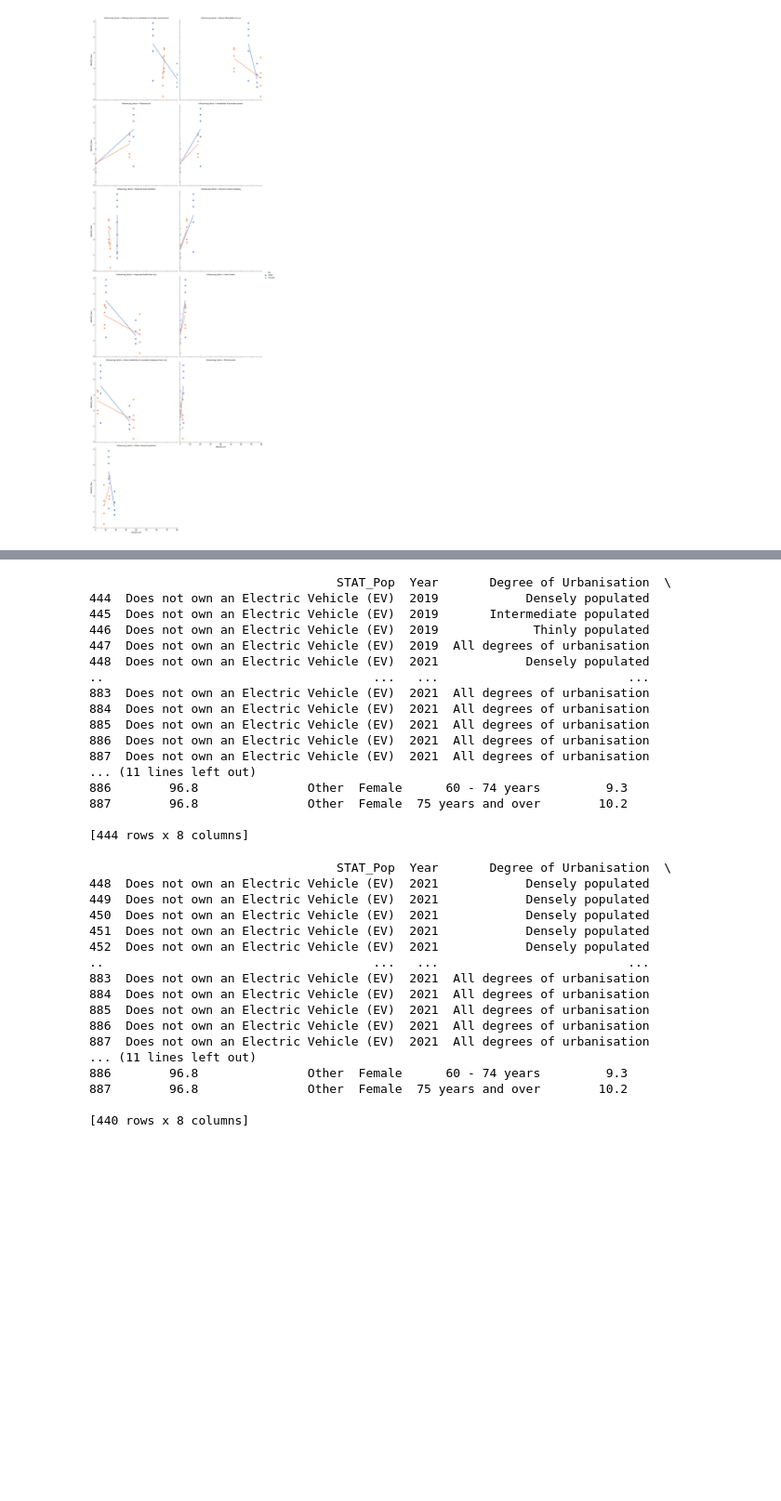
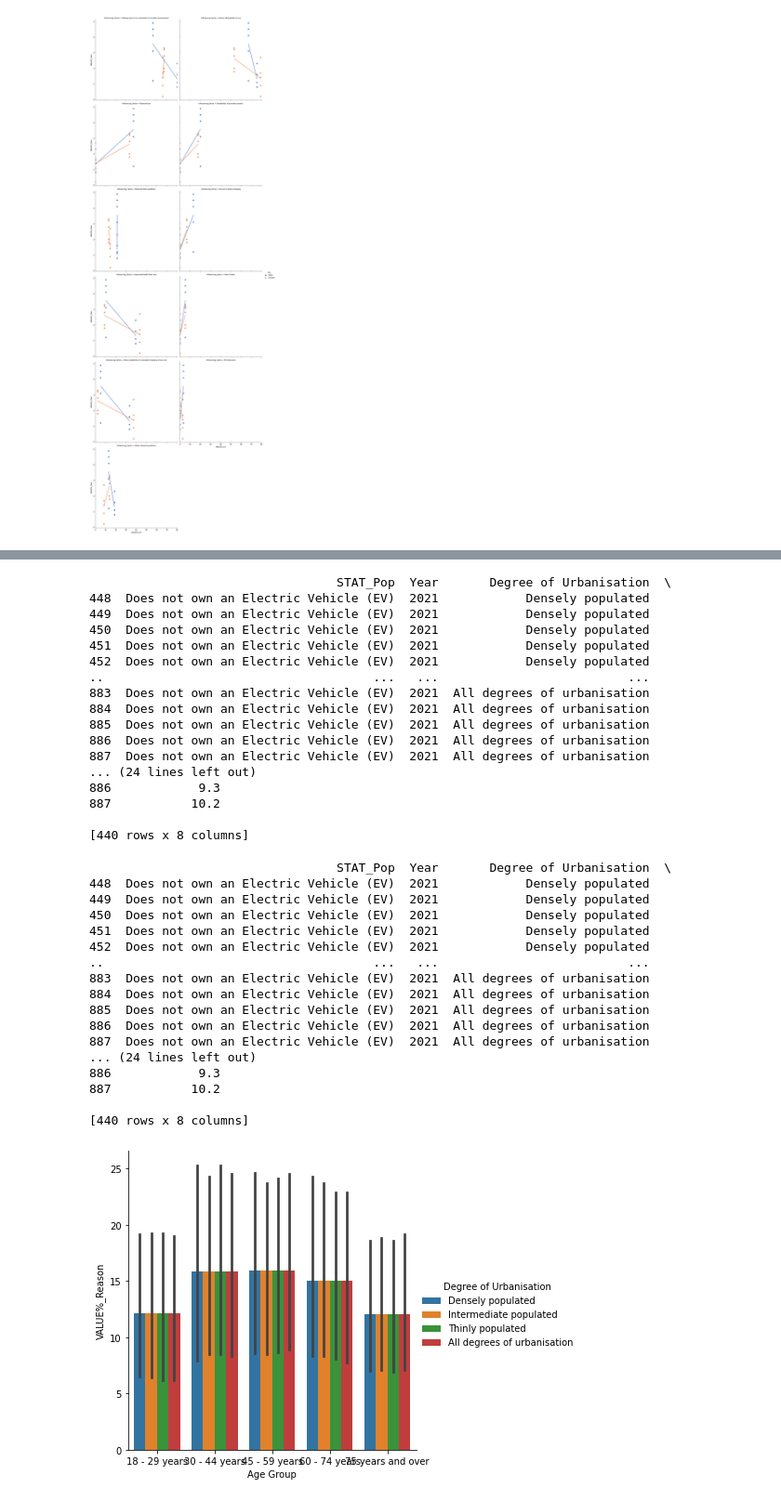
Before and after one commit to david-ward-eng/UCDPA_David_Ward, a Jupyter notebook: Code.ipynb, the cells around one changed output, grey strips where cells are left out. Shown at 93% size. Cells and saved outputs as stored; diff of their text form; code cells hidden in the pictures; blank space fills up the shorter version.

Commit message:
graph updates

```diff
--- a/Code.ipynb
+++ b/Code.ipynb
@@ -300,7 +300,7 @@ plt.show()
 [figure]
 # %%
 Pop_Reason = pd.merge(Owns_EV_Pop, Reason, on = ["Year"], how = "left"
-                              , suffixes=("_Pop", "_Rea"))
+                              , suffixes=("_Pop", "_Reason"))
 print(Pop_Reason)
 # %% [output]
                        Statistic Label_Pop  Year       Degree of Urbanisation  \
@@ -342,22 +342,22 @@ Pop_Reason = Pop_Reason[Pop_Reason.STAT_Pop != 'Owns an Electric Vehicle (EV)']
 print(Pop_Reason)
 # %% [output]
                                   STAT_Pop  Year       Degree of Urbanisation  \
-444  Does not own an Electric Vehicle (EV)  2019            Densely populated
-445  Does not own an Electric Vehicle (EV)  2019       Intermediate populated
-446  Does not own an Electric Vehicle (EV)  2019             Thinly populated
-447  Does not own an Electric Vehicle (EV)  2019  All degrees of urbanisation
 448  Does not own an Electric Vehicle (EV)  2021            Densely populated
+449  Does not own an Electric Vehicle (EV)  2021            Densely populated
+450  Does not own an Electric Vehicle (EV)  2021            Densely populated
+451  Does not own an Electric Vehicle (EV)  2021            Densely populated
+452  Does not own an Electric Vehicle (EV)  2021            Densely populated
 ..                                     ...   ...                          ...
 883  Does not own an Electric Vehicle (EV)  2021  All degrees of urbanisation
 884  Does not own an Electric Vehicle (EV)  2021  All degrees of urbanisation
 885  Does not own an Electric Vehicle (EV)  2021  All degrees of urbanisation
 886  Does not own an Electric Vehicle (EV)  2021  All degrees of urbanisation
 887  Does not own an Electric Vehicle (EV)  2021  All degrees of urbanisation
-... (11 lines left out)
-886        96.8               Other  Female      60 - 74 years         9.3
-887        96.8               Other  Female  75 years and over        10.2
+... (24 lines left out)
+886            9.3
+887           10.2
 
-[444 rows x 8 columns]
+[440 rows x 8 columns]
 # %%
 Pop_Reason = Pop_Reason[Pop_Reason.Year != 2019]
 print(Pop_Reason)
@@ -374,8 +374,13 @@ print(Pop_Reason)
 885  Does not own an Electric Vehicle (EV)  2021  All degrees of urbanisation
 886  Does not own an Electric Vehicle (EV)  2021  All degrees of urbanisation
 887  Does not own an Electric Vehicle (EV)  2021  All degrees of urbanisation
-... (11 lines left out)
-886        96.8               Other  Female      60 - 74 years         9.3
-887        96.8               Other  Female  75 years and over        10.2
+... (24 lines left out)
+886            9.3
+887           10.2
 
 [440 rows x 8 columns]
+# %%
+sns.catplot(x='Age Group', y='VALUE%_Reason', hue='Degree of Urbanisation', data=Pop_Reason, kind='bar')
+plt.show()
+# %% [output]
+[figure, added]
```
Also changed, not shown: parts of 2 cells of this notebook, 1 other file.
